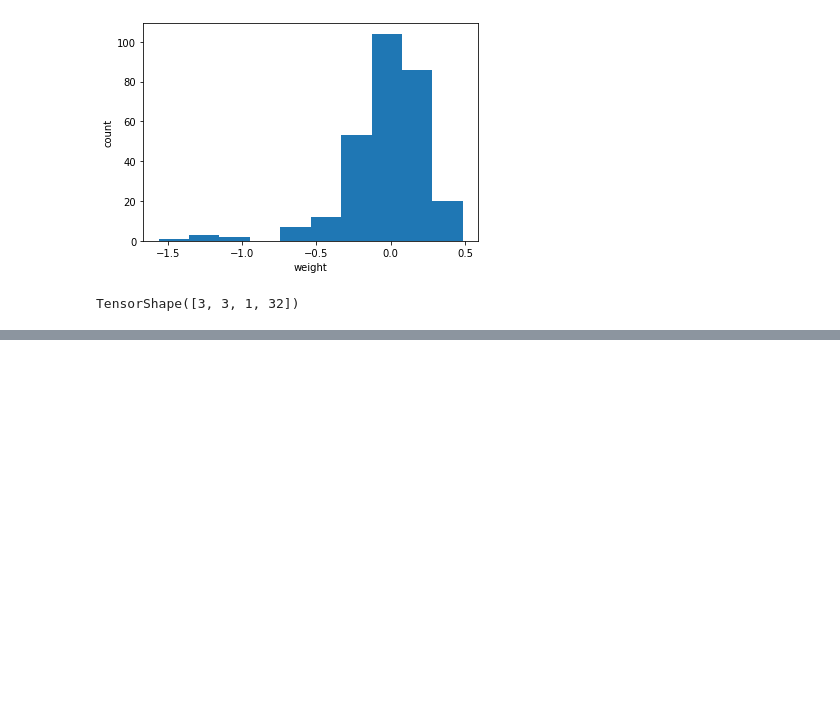
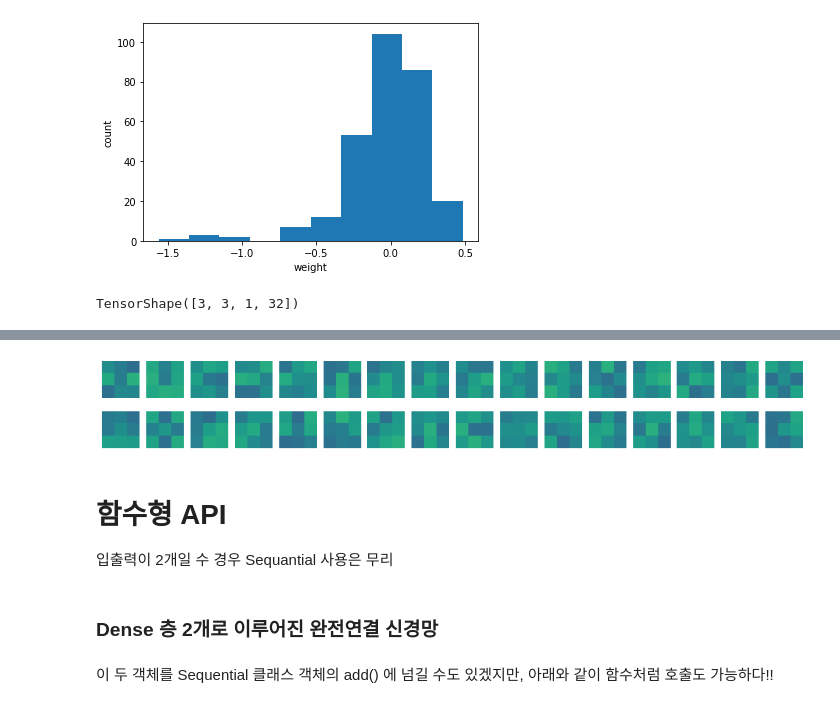
Before and after one commit to 42cosmos/hg-mldl, a Jupyter notebook: ch0803.ipynb, the cells around one changed output, grey strips where cells are left out. Saved outputs shown, nothing was run; the diff lists cells and outputs as text; code cells hidden in the pictures; blank space fills up the shorter version.

```diff
--- a/ch0803.ipynb
+++ b/ch0803.ipynb
@@ -63,0 +74,18 @@ Text(0, 0.5, 'cnt')
+# %%
+# 가중치가 밋밋하게(?) 초기화
+# 분류 정확도를 높이기 위해 유용한 패턴을 학습했다고 보면 된다.
+
+fig, axs = plt.subplots(2, 16, figsize=(15, 2))
+for i in range(2):
+    for j in range(16):
+        axs[i, j].imshow(no_training_weights[:, :, 0, i*16 + j], vmin=-0.5, vmax=0.5)
+        axs[i, j].axis('off')
+
+plt.show()
+# %% [output]
+[figure, added]
+# %% [markdown]
+# 함수형 API
+입출력이 2개일 수 경우 Sequantial 사용은 무리
+# %% [markdown]
+### Dense 층 2개로 이루어진 완전연결 신경망
@@ -63,0 +95,2 @@ Text(0, 0.5, 'cnt')
+# %% [markdown]
+이 두 객체를 Sequential 클래스 객체의 add() 에 넘길 수도 있겠지만, 아래와 같이 함수처럼 호출도 가능하다!!
```
Also changed, not shown: parts of 19 cells of this notebook.
